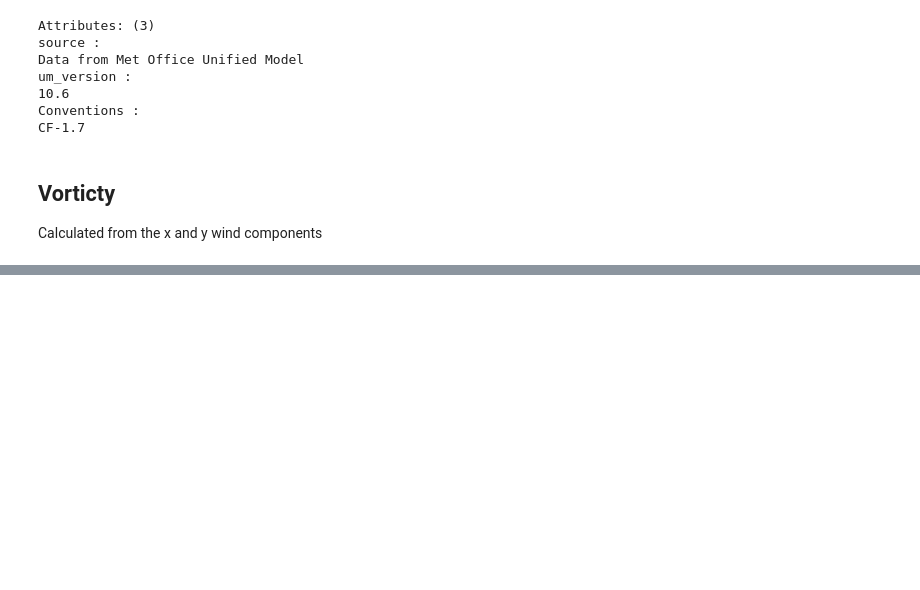
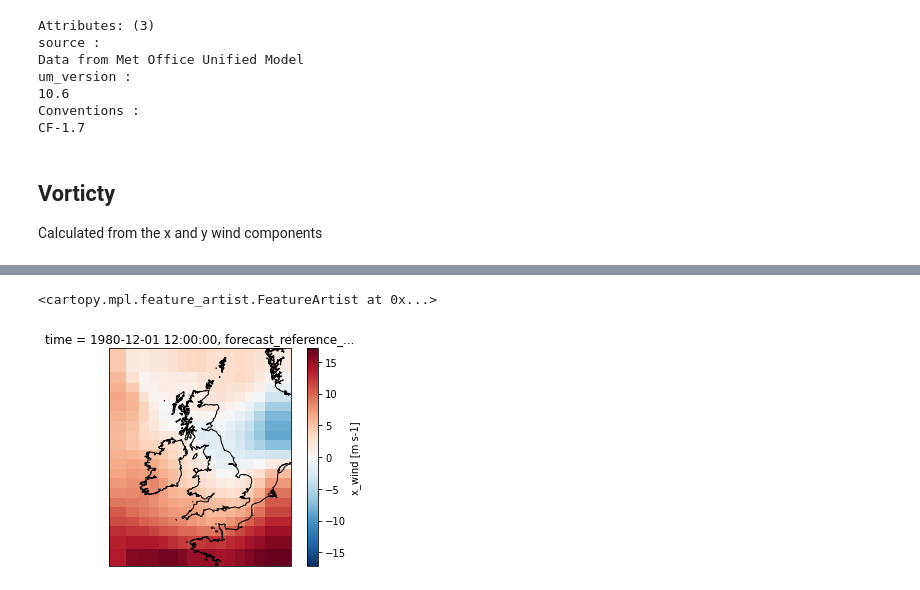
Before and after one commit to henryaddison/ml-downscaling-emulation, a Jupyter notebook: notebooks/learning/feature engineering.ipynb, the cells around one changed output, grey strips where cells are left out. Saved outputs shown, nothing was run; the diff lists cells and outputs as text; code cells hidden in the pictures; blank space fills up the shorter version.

```diff
--- a/notebooks/learning/feature engineering.ipynb
+++ b/notebooks/learning/feature engineering.ipynb
@@ -491,0 +463,2 @@ time: mean (interval: 1 hour)
+# %%
+regridder = iris.analysis.Nearest().regridder(coarsened_ds['x_wind'].to_iris(), ds['x_wind'].to_iris())
@@ -491,0 +481,9 @@ time: mean (interval: 1 hour)
+# %%
+regridded_coarsened_da = xr.DataArray.from_iris(regridder(coarsened_ds['x_wind'].to_iris()))
+# %%
+ax = plt.axes(projection=cp_model_rotated_pole)
+regridded_coarsened_da.isel(time=0).plot(ax=ax)
+ax.coastlines()
+# %% [output]
+<cartopy.mpl.feature_artist.FeatureArtist at 0x...>
+[figure, added]
```
Also changed, not shown: parts of 81 cells of this notebook, 10 other files.
